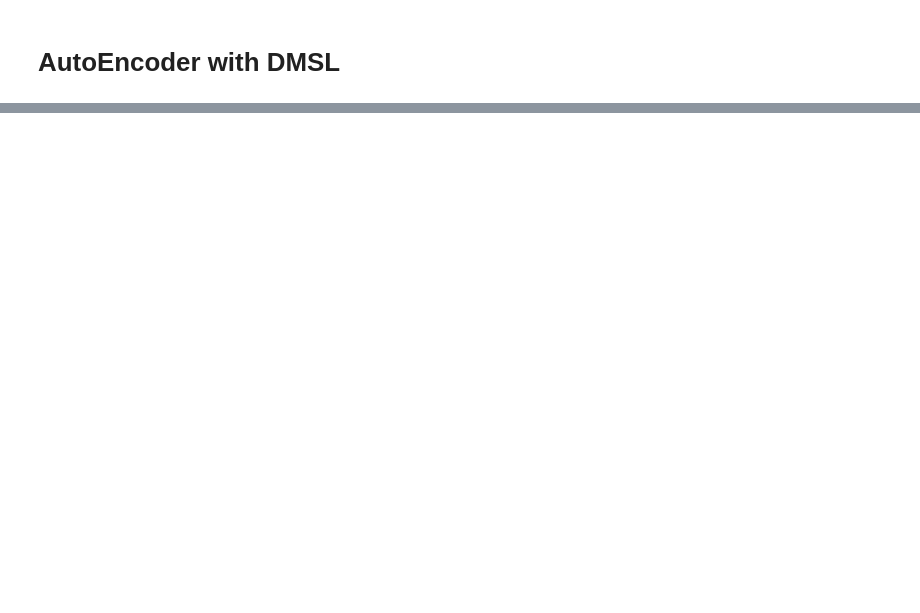
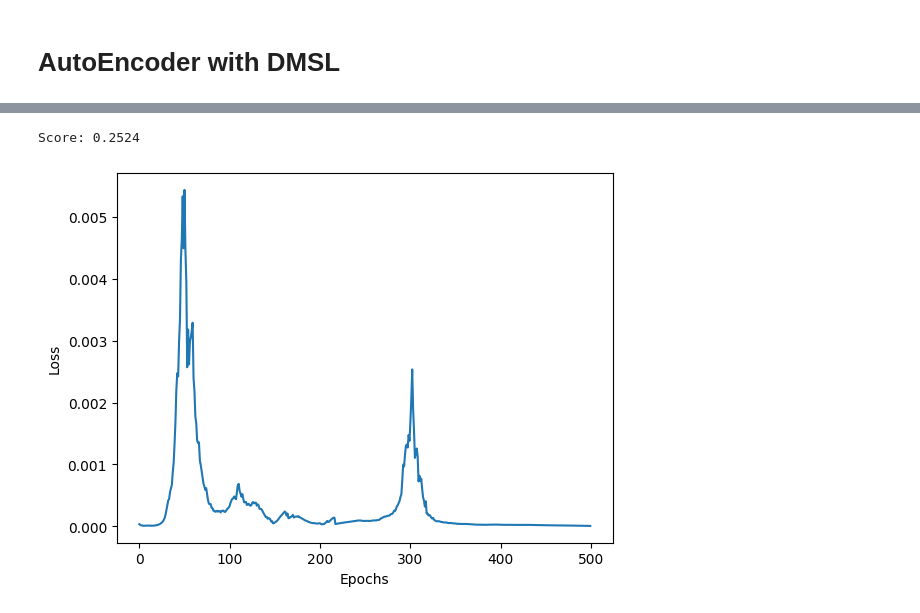
Before and after one commit to nveshaan/msde, a Jupyter notebook: notebooks/mnist.ipynb, the cells around one changed output, grey strips where cells are left out. Saved outputs shown, nothing was run; the diff lists cells and outputs as text; code cells hidden in the pictures; blank space fills up the shorter version.

```diff
--- a/notebooks/mnist.ipynb
+++ b/notebooks/mnist.ipynb
@@ -242,5 +251,5 @@ class AEwithDMSL(AE):
         return x
 # %%
 ae_dmsl = AEwithDMSL().float()
-history, knn = train(ae_dmsl, "mps", epochs=25)
+history, knn = train(ae_dmsl, "mps", epochs=50)
 # %% [output]
@@ -266,0 +321,3 @@ visualize(ae_dmsl, "mps")
+# %%
+encoder = Encoder().float()
+history, knn = distill_train(encoder, "mps", epochs=500)
@@ -266,0 +338,12 @@ visualize(ae_dmsl, "mps")
+# %%
+score = test(encoder, "mps", knn)
+print(f"Score: {score}")
+# %% [output]
+Score: 0.2524
+# %%
+plt.plot(history)
+plt.xlabel('Epochs')
+plt.ylabel('Loss')
+plt.show()
+# %% [output]
+[figure, added]
```
Also changed, not shown: parts of 18 cells of this notebook.
